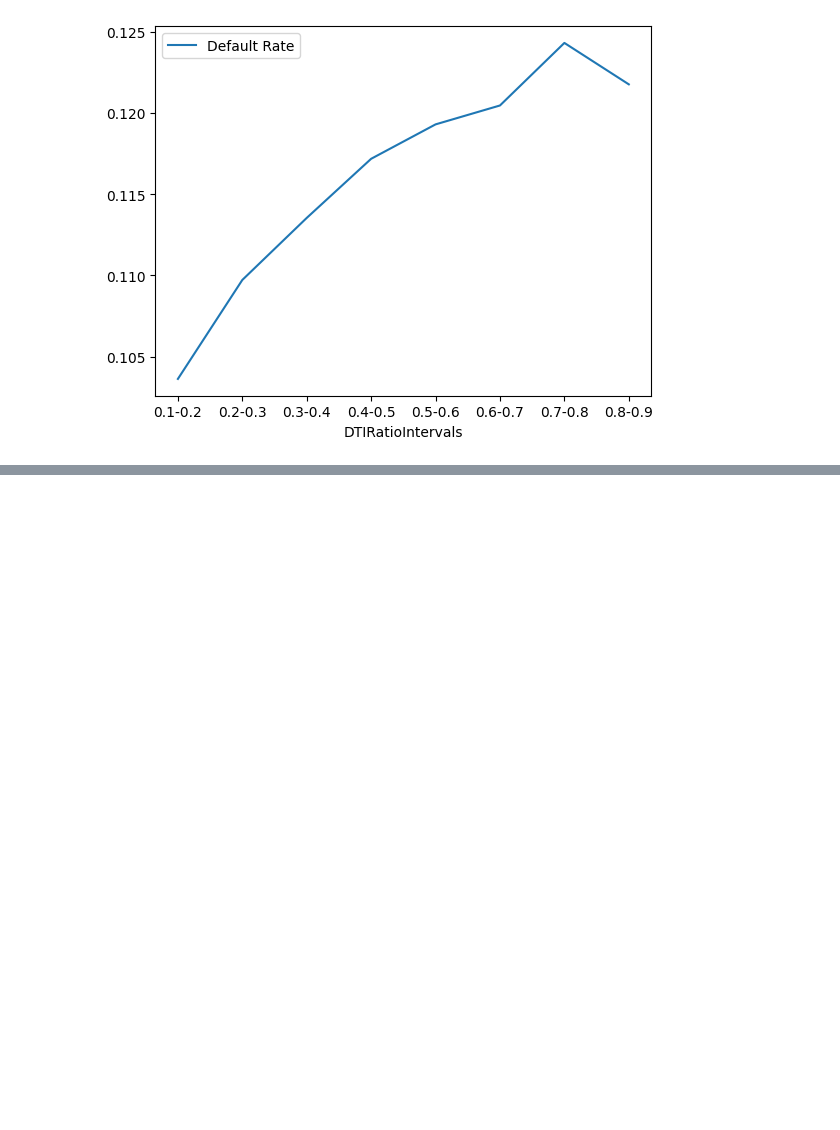
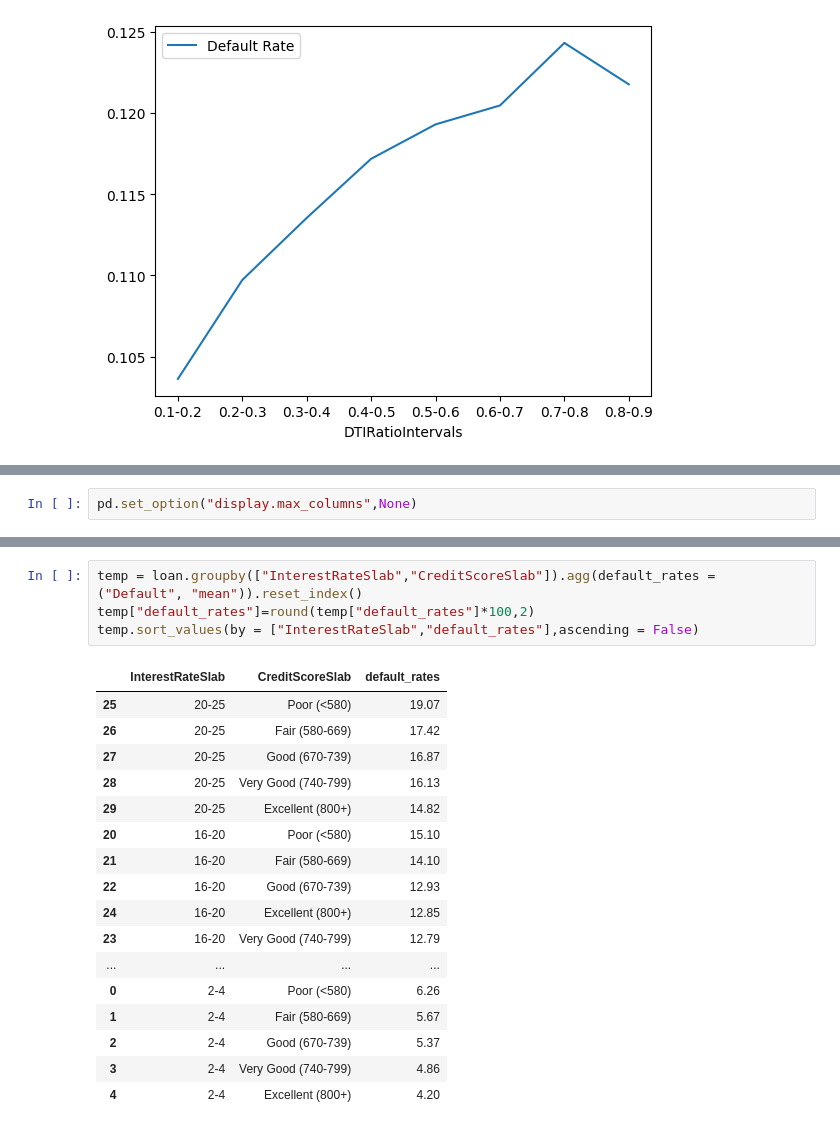
Before and after one commit to vaishnavipatel2805/Python_Libraries_Practice-, a Jupyter notebook: Pandas/Untitled.ipynb, the cells around one changed output, grey strips where cells are left out. Cells and saved outputs as stored; diff of their text form; blank space fills up the shorter version.

```diff
--- a/Pandas/Untitled.ipynb
+++ b/Pandas/Untitled.ipynb
@@ -1494,0 +1668,2 @@ df.plot(kind = "line")
+# %%
+pd.set_option("display.max_columns",None)
@@ -1494,0 +1770,22 @@ df.plot(kind = "line")
+# %%
+temp = loan.groupby(["InterestRateSlab","CreditScoreSlab"]).agg(default_rates = ("Default", "mean")).reset_index()
+temp["default_rates"]=round(temp["default_rates"]*100,2)
+temp.sort_values(by = ["InterestRateSlab","default_rates"],ascending = False)
+# %% [output]
+|  | InterestRateSlab | CreditScoreSlab | default_rates |
+| 25 | 20-25 | Poor (<580) | 19.07 |
+| 26 | 20-25 | Fair (580-669) | 17.42 |
+| 27 | 20-25 | Good (670-739) | 16.87 |
+| 28 | 20-25 | Very Good (740-799) | 16.13 |
+| 29 | 20-25 | Excellent (800+) | 14.82 |
+| 20 | 16-20 | Poor (<580) | 15.10 |
+| 21 | 16-20 | Fair (580-669) | 14.10 |
+| 22 | 16-20 | Good (670-739) | 12.93 |
+| 24 | 16-20 | Excellent (800+) | 12.85 |
+| 23 | 16-20 | Very Good (740-799) | 12.79 |
+| ... | ... | ... | ... |
+| 0 | 2-4 | Poor (<580) | 6.26 |
+| 1 | 2-4 | Fair (580-669) | 5.67 |
+| 2 | 2-4 | Good (670-739) | 5.37 |
+| 3 | 2-4 | Very Good (740-799) | 4.86 |
+| 4 | 2-4 | Excellent (800+) | 4.20 |
```
Also changed, not shown: parts of 44 cells of this notebook.
